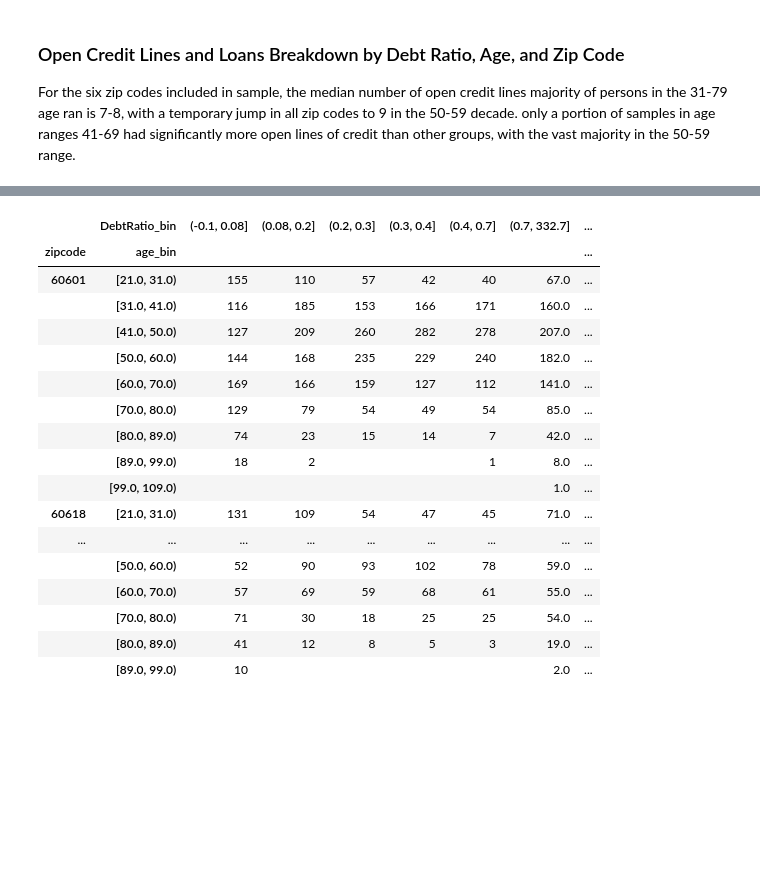
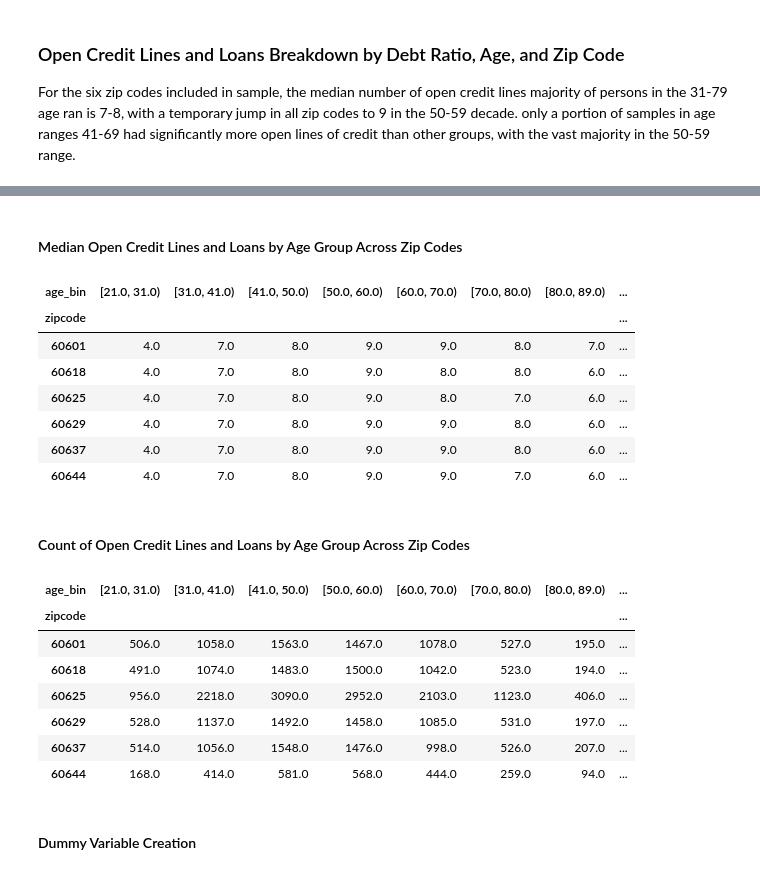
Before and after one commit to lorenh516/financial_distress, a Jupyter notebook: finan_distress.ipynb, the cells around one changed output, grey strips where cells are left out. Saved outputs shown, nothing was run; the diff lists cells and outputs as text; code cells hidden in the pictures; blank space fills up the shorter version.

```diff
--- a/finan_distress.ipynb
+++ b/finan_distress.ipynb
@@ -31,2 +23,2 @@ source = "/Users/lorenh/Documents/Classes/Spring Quarter 2018/Machine Learning f
 # %%
-credit_df = get_data(filename = source, headers = True, set_ind = 0)
+credit_df = ml.retrieve_data(filename = 'data/credit-data.csv', headers = True, set_ind = 0)
@@ -180,0 +192,2 @@ zipcode                                   41016
+# %%
+explore_df = credit_df[credit_df.columns]
@@ -380,22 +358,28 @@ zip_open_credits_age_median
+# %% [markdown]
+#### Median Open Credit Lines and Loans by Age Group Across Zip Codes
+# %%
+zip_open_credits_median_age = ml.feature_by_geo(explore_df, 'zipcode', ["age_bin"], "NumberOfOpenCreditLinesAndLoans", method = "median")
+zip_open_credits_median_age
+# %% [output]
+| age_bin | [21.0, 31.0) | [31.0, 41.0) | [41.0, 50.0) | [50.0, 60.0) | [60.0, 70.0) | [70.0, 80.0) | [80.0, 89.0) | ... |
+| zipcode |  |  |  |  |  |  |  | ... |
+| 60601 | 4.0 | 7.0 | 8.0 | 9.0 | 9.0 | 8.0 | 7.0 | ... |
+| 60618 | 4.0 | 7.0 | 8.0 | 9.0 | 8.0 | 8.0 | 6.0 | ... |
+| 60625 | 4.0 | 7.0 | 8.0 | 9.0 | 8.0 | 7.0 | 6.0 | ... |
+| 60629 | 4.0 | 7.0 | 8.0 | 9.0 | 9.0 | 8.0 | 6.0 | ... |
+| 60637 | 4.0 | 7.0 | 8.0 | 9.0 | 9.0 | 8.0 | 6.0 | ... |
+| 60644 | 4.0 | 7.0 | 8.0 | 9.0 | 9.0 | 7.0 | 6.0 | ... |
+# %% [markdown]
+#### Count of Open Credit Lines and Loans by Age Group Across Zip Codes
 # %%
-zip_open_credits_age_count = feature_by_geo(copy_df, 'zipcode', ["DebtRatio_bin", "age_bin"], "num_open_credits_loans", method = "count")
-zip_open_credits_age_count
+zip_open_credits_count_age = ml.feature_by_geo(explore_df, 'zipcode', ["age_bin"], "NumberOfOpenCreditLinesAndLoans", method = "count")
+zip_open_credits_count_age
 # %% [output]
-|  | DebtRatio_bin | (-0.1, 0.08] | (0.08, 0.2] | (0.2, 0.3] | (0.3, 0.4] | (0.4, 0.7] | (0.7, 332.7] | ... |
-| zipcode | age_bin |  |  |  |  |  |  | ... |
-| 60601 | [21.0, 31.0) | 155 | 110 | 57 | 42 | 40 | 67.0 | ... |
-|  | [31.0, 41.0) | 116 | 185 | 153 | 166 | 171 | 160.0 | ... |
-|  | [41.0, 50.0) | 127 | 209 | 260 | 282 | 278 | 207.0 | ... |
-|  | [50.0, 60.0) | 144 | 168 | 235 | 229 | 240 | 182.0 | ... |
-|  | [60.0, 70.0) | 169 | 166 | 159 | 127 | 112 | 141.0 | ... |
-|  | [70.0, 80.0) | 129 | 79 | 54 | 49 | 54 | 85.0 | ... |
-|  | [80.0, 89.0) | 74 | 23 | 15 | 14 | 7 | 42.0 | ... |
-|  | [89.0, 99.0) | 18 | 2 |  |  | 1 | 8.0 | ... |
-|  | [99.0, 109.0) |  |  |  |  |  | 1.0 | ... |
-| 60618 | [21.0, 31.0) | 131 | 109 | 54 | 47 | 45 | 71.0 | ... |
-| ... | ... | ... | ... | ... | ... | ... | ... | ... |
-|  | [50.0, 60.0) | 52 | 90 | 93 | 102 | 78 | 59.0 | ... |
-|  | [60.0, 70.0) | 57 | 69 | 59 | 68 | 61 | 55.0 | ... |
-|  | [70.0, 80.0) | 71 | 30 | 18 | 25 | 25 | 54.0 | ... |
-|  | [80.0, 89.0) | 41 | 12 | 8 | 5 | 3 | 19.0 | ... |
-|  | [89.0, 99.0) | 10 |  |  |  |  | 2.0 | ... |
+| age_bin | [21.0, 31.0) | [31.0, 41.0) | [41.0, 50.0) | [50.0, 60.0) | [60.0, 70.0) | [70.0, 80.0) | [80.0, 89.0) | ... |
+| zipcode |  |  |  |  |  |  |  | ... |
+| 60601 | 506.0 | 1058.0 | 1563.0 | 1467.0 | 1078.0 | 527.0 | 195.0 | ... |
+| 60618 | 491.0 | 1074.0 | 1483.0 | 1500.0 | 1042.0 | 523.0 | 194.0 | ... |
+| 60625 | 956.0 | 2218.0 | 3090.0 | 2952.0 | 2103.0 | 1123.0 | 406.0 | ... |
+| 60629 | 528.0 | 1137.0 | 1492.0 | 1458.0 | 1085.0 | 531.0 | 197.0 | ... |
+| 60637 | 514.0 | 1056.0 | 1548.0 | 1476.0 | 998.0 | 526.0 | 207.0 | ... |
+| 60644 | 168.0 | 414.0 | 581.0 | 568.0 | 444.0 | 259.0 | 94.0 | ... |
@@ -412 +386,3 @@ def create_binary_vars(df, cols_to_dummy, keyword_list):
+# %% [markdown]
+#### Dummy Variable Creation
 # %%
```
Also changed, not shown: parts of 105 cells of this notebook, 1 other file.
